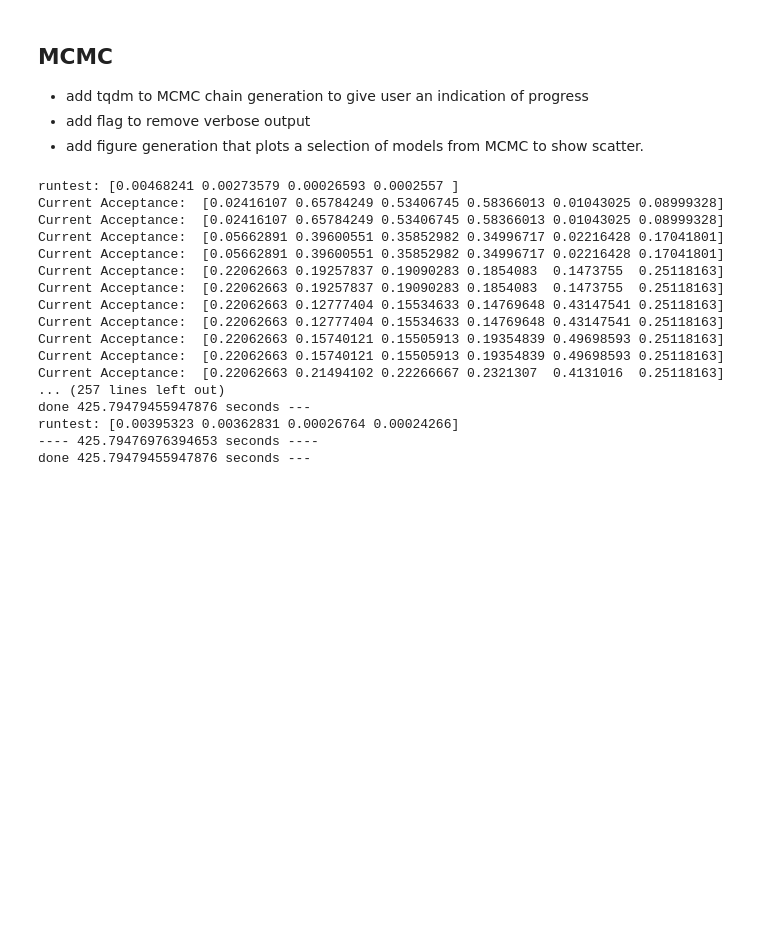
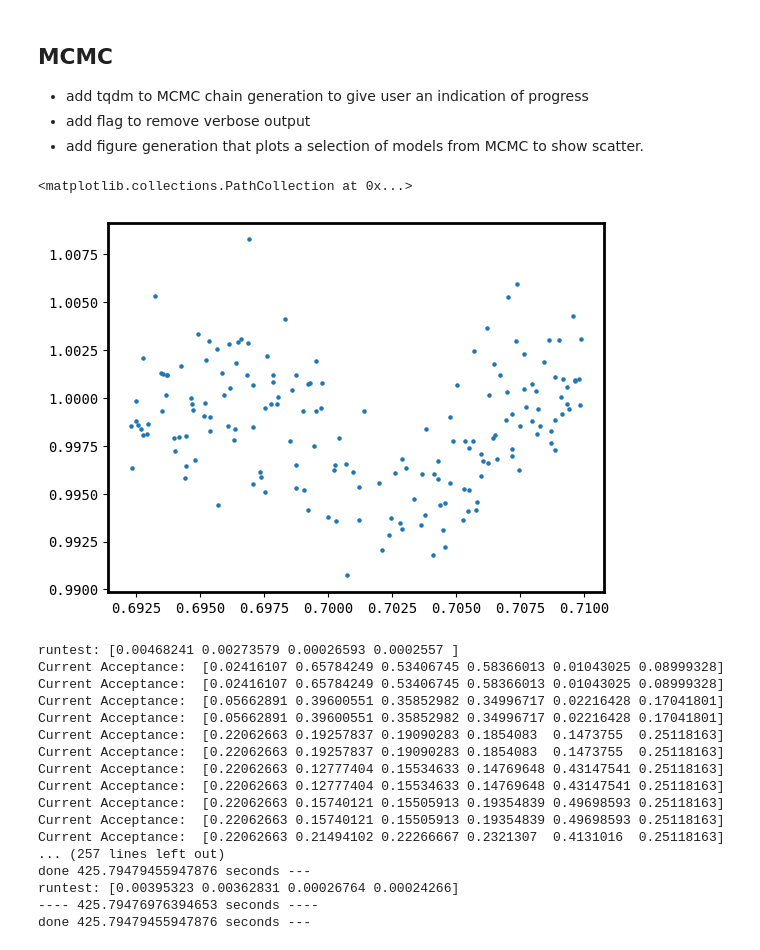
Before and after one commit to jasonfrowe/bls_cuda, a Jupyter notebook: pytfit5_example.ipynb, the cells around one changed output. Saved outputs shown, nothing was run; the diff lists cells and outputs as text; code cells hidden in the pictures; blank space fills up the shorter version.

```diff
--- a/pytfit5_example.ipynb
+++ b/pytfit5_example.ipynb
@@ -327,6 +352,12 @@ serr = sol_fit.err_to_array()
 phot_cut = tmcmc.cutOutOfTransit(sol_fit, phot)
 
 params = [nsteps1, nsteps2, nsteps_inc, burninf, niter_cor, burnin_cor, nthin, nloopmax, converge_crit, buf_converge_crit]
+# %%
+selection_mask = (phot_cut.icut == 0) & (phot_cut.tflag == 1)
+plt.scatter((phot_cut.time[selection_mask]/sol.per)-np.floor(phot_cut.time[selection_mask]/sol.per), phot_cut.flux_f[selection_mask], s=5)
+# %% [output]
+<matplotlib.collections.PathCollection at 0x...>
+[figure, added]
 # %%
 # Run the DEMCMC routine.
 chain, accept, burnin = tmcmc.demcmcRoutine(x, beta, phot_cut, sol_a, serr, params, lnprob)
```
Also changed, not shown: parts of 1 cell of this notebook, 1 other file.
